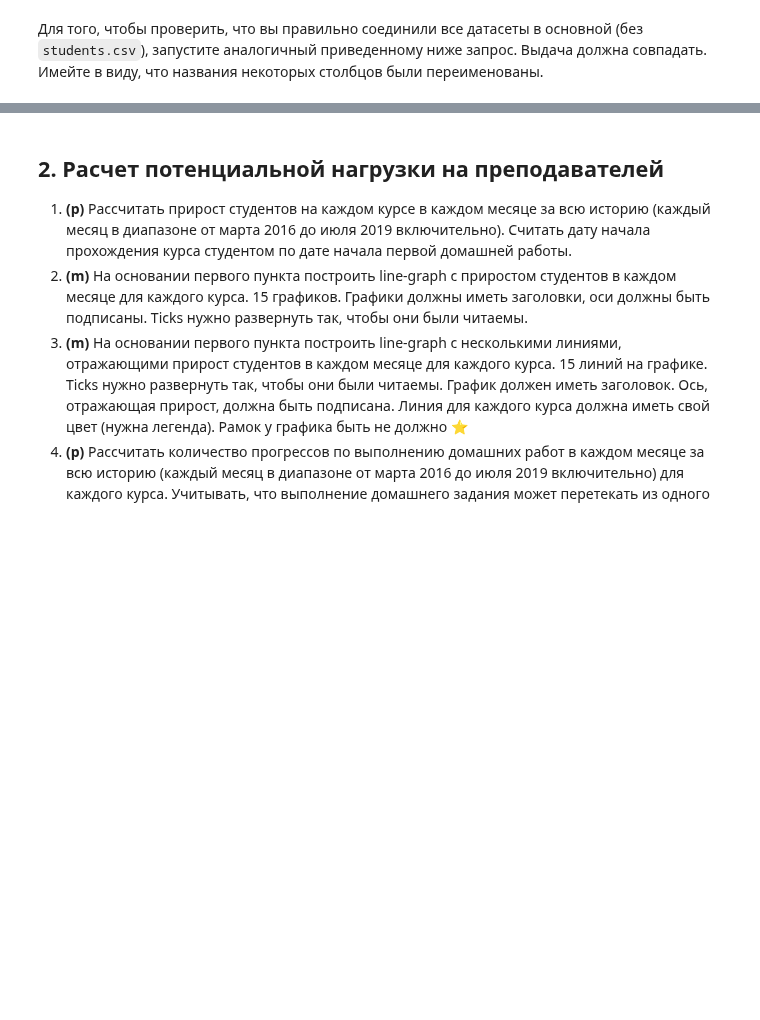
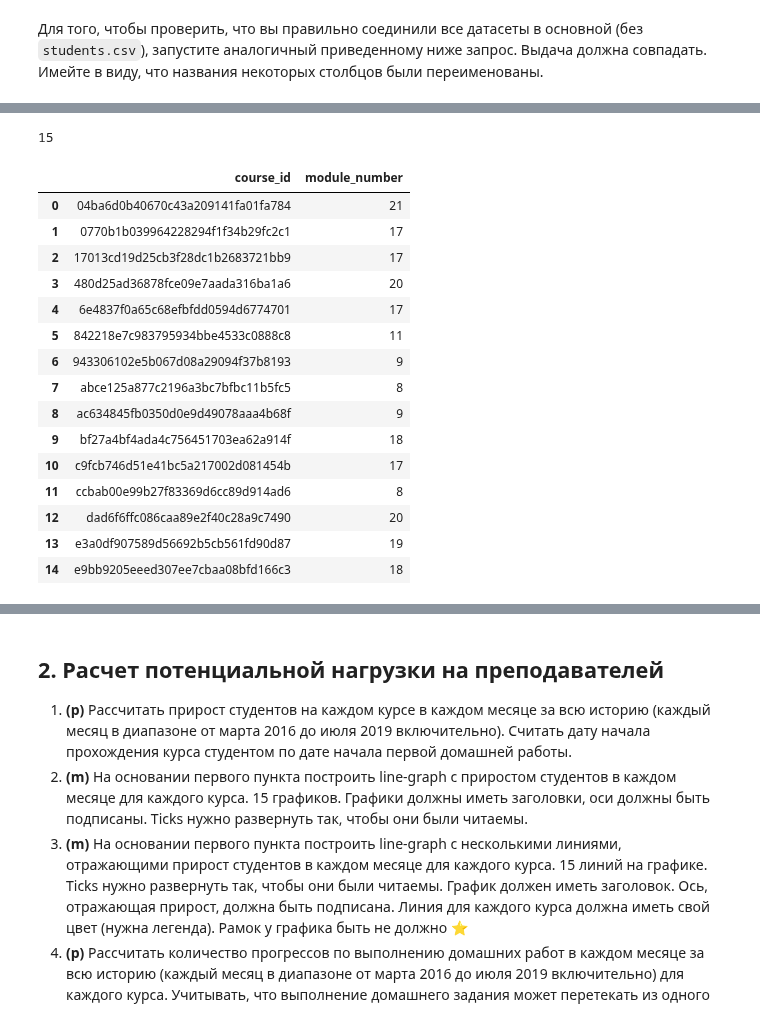
Before and after one commit to larinsi/DS0P, a Jupyter notebook: Course_work_entry_level_analyst/Cousework_analitycs_1/Coursework_analytics_1.ipynb, the cells around one changed output, grey strips where cells are left out. Cells and saved outputs as stored; diff of their text form; code cells hidden in the pictures; blank space fills up the shorter version.

```diff
--- a/Course_work_entry_level_analyst/Cousework_analitycs_1/Coursework_analytics_1.ipynb
+++ b/Course_work_entry_level_analyst/Cousework_analitycs_1/Coursework_analytics_1.ipynb
@@ -126,3 +126,30 @@ main = main.merge(df_progress_phases, on=['progress_id', 'module_number', 'lesso
 main = main[['progress_id', 'module_number', 'lesson_number', 'status', 'start_date', 'finish_date',\
              'student_id', 'course_id', 'course_title', 'course_field', 'module_title', 'lesson_title',\
             'lesson_token', 'is_video', 'is_homework']]
+# %%
+# Количество курсов
+
+main.groupby('course_id').agg('count').reset_index().course_id.count()
+# %% [output]
+15
+# %%
+# Количество модулей на каждом курсе
+
+main.groupby('course_id')['module_number'].agg('max').reset_index()
+# %% [output]
+|  | course_id | module_number |
+| 0 | 04ba6d0b40670c43a209141fa01fa784 | 21 |
+| 1 | 0770b1b039964228294f1f34b29fc2c1 | 17 |
+| 2 | 17013cd19d25cb3f28dc1b2683721bb9 | 17 |
+| 3 | 480d25ad36878fce09e7aada316ba1a6 | 20 |
+| 4 | 6e4837f0a65c68efbfdd0594d6774701 | 17 |
+| 5 | 842218e7c983795934bbe4533c0888c8 | 11 |
+| 6 | 943306102e5b067d08a29094f37b8193 | 9 |
+| 7 | abce125a877c2196a3bc7bfbc11b5fc5 | 8 |
+| 8 | ac634845fb0350d0e9d49078aaa4b68f | 9 |
+| 9 | bf27a4bf4ada4c756451703ea62a914f | 18 |
+| 10 | c9fcb746d51e41bc5a217002d081454b | 17 |
+| 11 | ccbab00e99b27f83369d6cc89d914ad6 | 8 |
+| 12 | dad6f6ffc086caa89e2f40c28a9c7490 | 20 |
+| 13 | e3a0df907589d56692b5cb561fd90d87 | 19 |
+| 14 | e9bb9205eeed307ee7cbaa08bfd166c3 | 18 |
```
Also changed, not shown: parts of 1 cell of this notebook.
